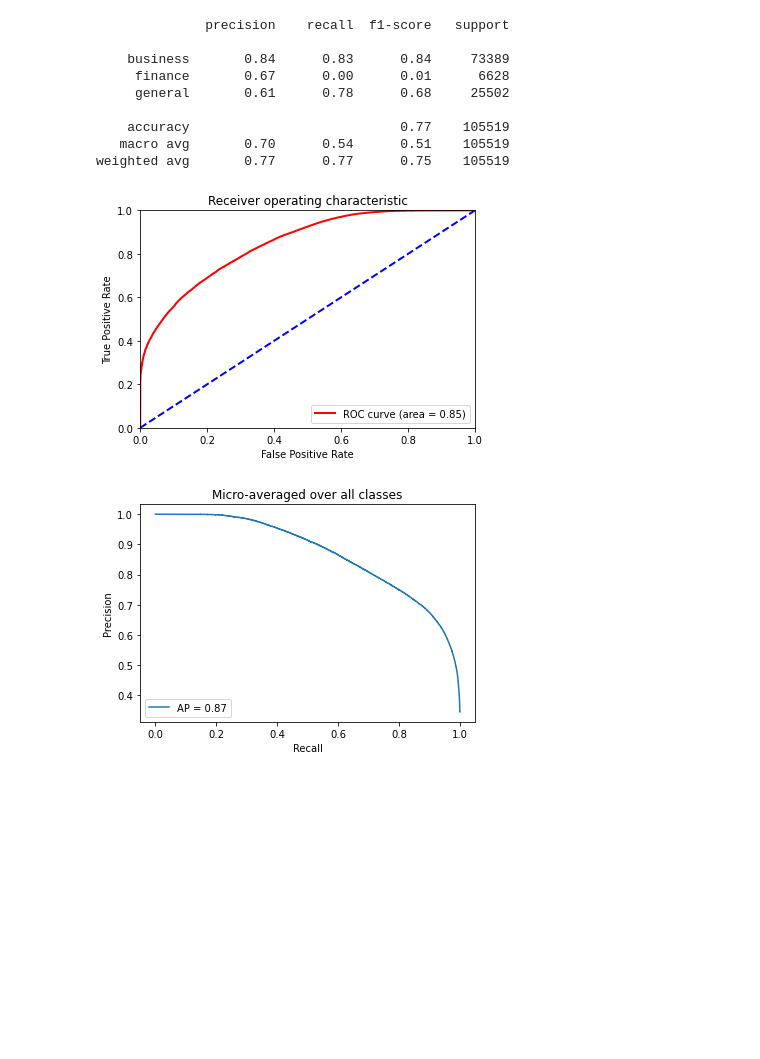
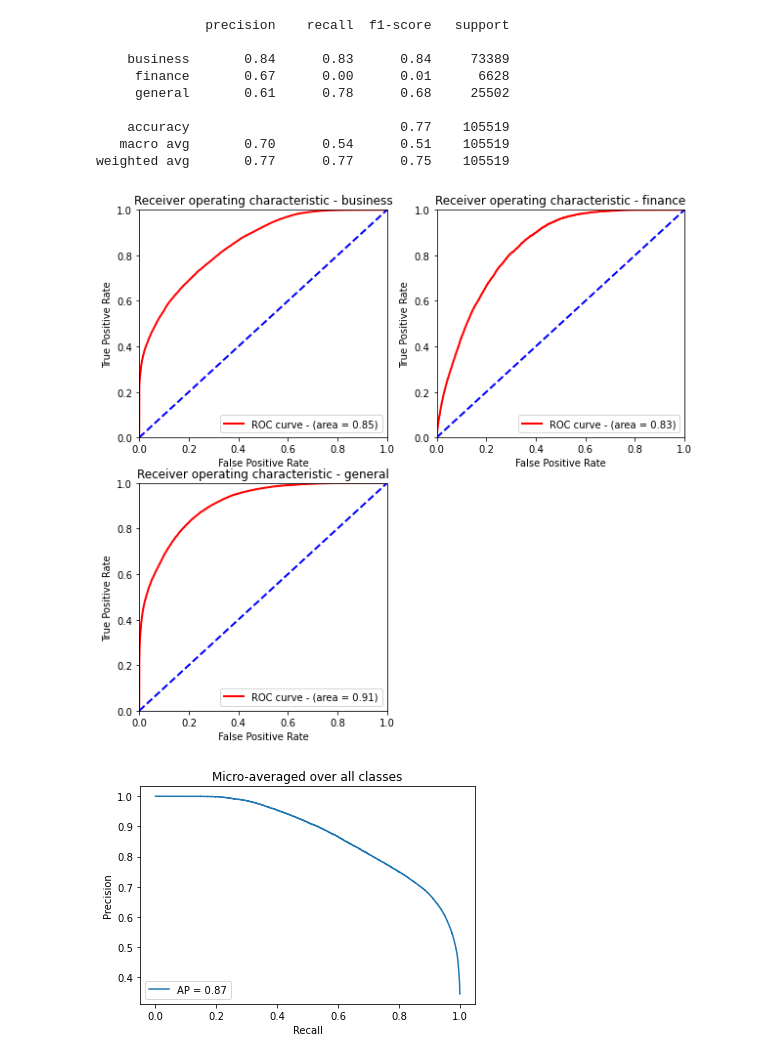
Before and after one commit to asaee/ML_capstone_springboard, a Jupyter notebook: notebooks/4.1-ra-Modeling-ClassificationAlgorithms.ipynb, the cells around one changed output. Cells and saved outputs as stored; diff of their text form; code cells hidden in the pictures; blank space fills up the shorter version.

```diff
--- a/notebooks/4.1-ra-Modeling-ClassificationAlgorithms.ipynb
+++ b/notebooks/4.1-ra-Modeling-ClassificationAlgorithms.ipynb
@@ -115,7 +107,7 @@ I use the following function to generate ROC curve for the exisitng multi-class
 # %%
 def roc_calc(y_test, y_pred_prob):
 
-    y_test_enc, n_classes, _ = onehot_enc(y_test)
+    y_test_enc, n_classes, categories = onehot_enc(y_test)
 
     fpr = dict()
     tpr = dict()
@@ -123,21 +115,24 @@ def roc_calc(y_test, y_pred_prob):
     for i in range(n_classes):
         fpr[i], tpr[i], _ = roc_curve(y_test_enc[:, i], y_pred_prob[:, i])
         roc_auc[i] = auc(fpr[i], tpr[i])
-    return fpr, tpr, roc_auc
+    return fpr, tpr, roc_auc, categories
 # %%
-def roc_plot(fpr, tpr, roc_auc):
-    plt.figure()
+def roc_plot(fpr, tpr, roc_auc, categories):
     lw = 2
-    plt.plot(fpr[0], tpr[0], color='r',
-         lw=lw, label='ROC curve (area = %0.2f)' % roc_auc[0])
-    plt.plot([0, 1], [0, 1], color='b', lw=lw, linestyle='--')
-    plt.xlim([0.0, 1.0])
-    plt.ylim([0.0, 1.0])
-    plt.xlabel('False Positive Rate')
-    plt.ylabel('True Positive Rate')
-    plt.title('Receiver operating characteristic')
-    plt.legend(loc="lower right")
-    plt.show()
+
+    fig = plt.figure(figsize=(10,30))
+    for i in range(len(categories)):
+        ax = fig.add_subplot(6,2,i+1)
+        ax.plot(fpr[i], tpr[i], color='r',
+         lw=lw, label='ROC curve - (area = %0.2f)' % roc_auc[i])
+        ax.plot([0, 1], [0, 1], color='b', lw=lw, linestyle='--')
+        ax.set_xlim([0.0, 1.0])
+        ax.set_ylim([0.0, 1.0])
+        ax.set_xlabel('False Positive Rate')
+        ax.set_ylabel('True Positive Rate')
+        ax.set_title("Receiver operating characteristic - {}".format(categories[i]))
+        ax.legend(loc="lower right")
+        ax.plot()
 # %% [markdown]
 ### Precision Recall Curve
 
@@ -247,10 +242,10 @@ print(classification_report(y_test, y_pred))
    macro avg       0.70      0.54      0.51    105519
 weighted avg       0.77      0.77      0.75    105519
 # %%
-fpr, tpr, roc_auc = roc_calc(y_test, y_pred_prob)
-roc_plot(fpr, tpr, roc_auc)
+fpr, tpr, roc_auc, categories = roc_calc(y_test, y_pred_prob)
+roc_plot(fpr, tpr, roc_auc, categories)
 # %% [output]
-[figure, old version]
+[figure, new version]
 # %%
 precision, recall, average_precision = pre_rec_calc(y_test, y_pred_prob)
 pre_rec_plot(precision, recall, average_precision)
```
Also changed, not shown: parts of 11 cells of this notebook.
